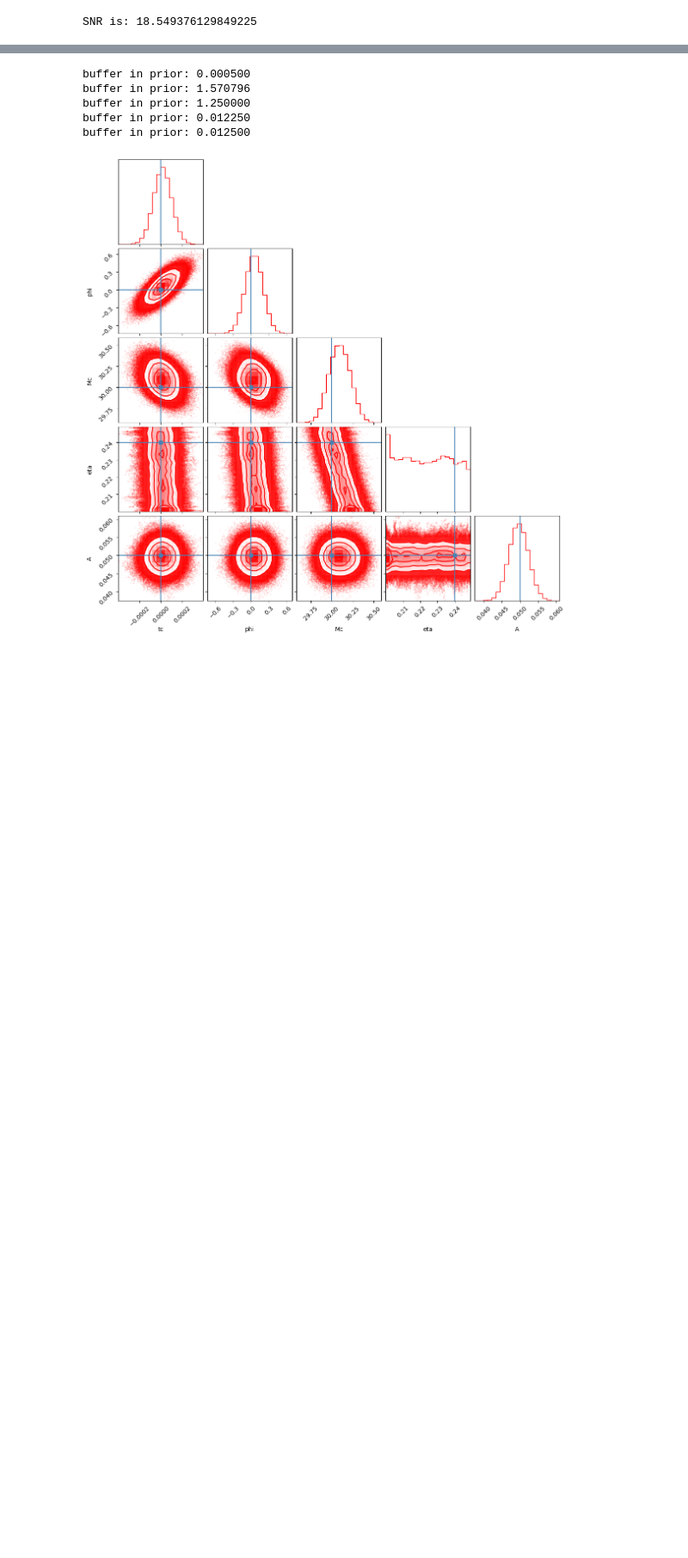
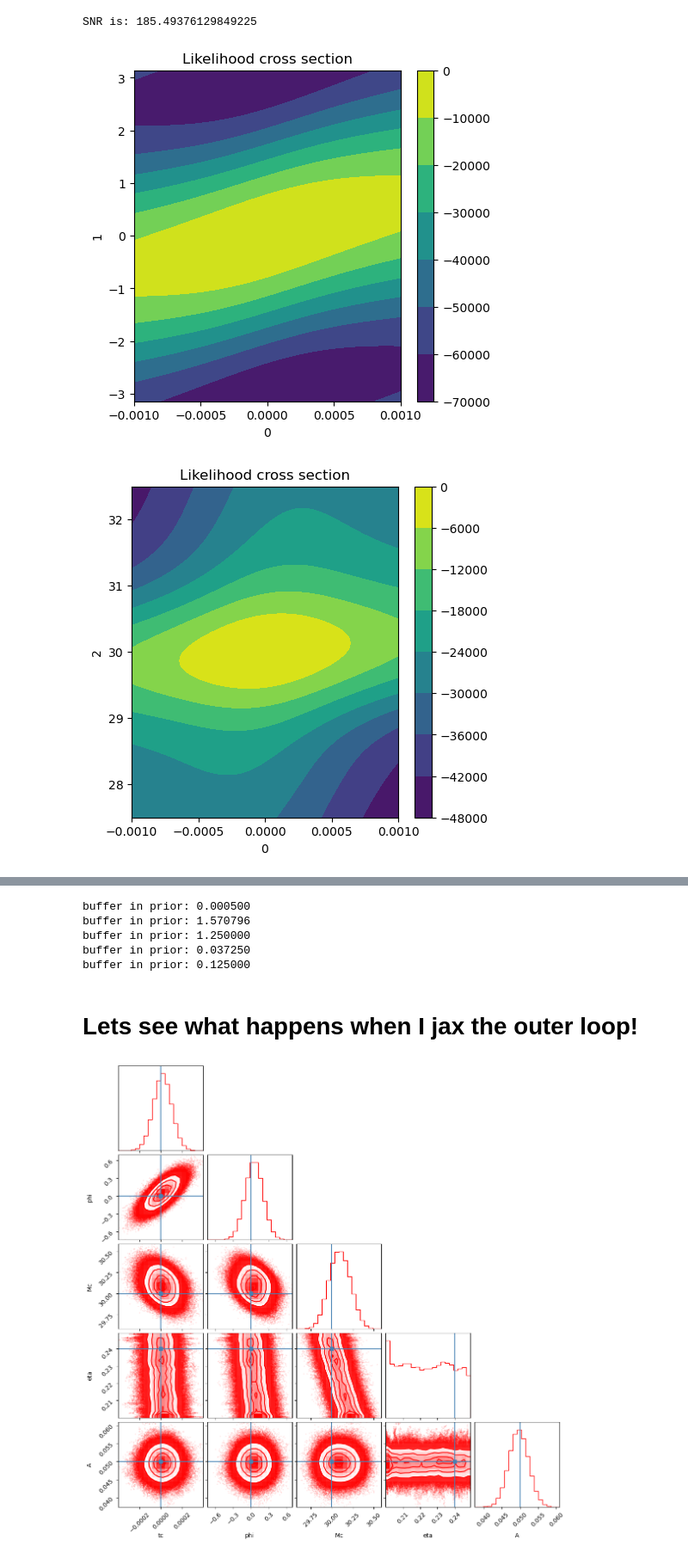
Before and after one commit to leviyevalex/sSVN_GW, a Jupyter notebook: notebooks/simple.ipynb, the cells around one changed output, grey strips where cells are left out. Shown at 86% size. Drawn from its saved outputs; the diff is of its cells as text; code cells hidden in the pictures; blank space fills up the shorter version.

```diff
--- a/notebooks/simple.ipynb
+++ b/notebooks/simple.ipynb
@@ -16,22 +16,30 @@ from src.samplers import samplers
 from scripts.plot_helper_functions import collect_samples
 # %%
 # Define injection parameters
-# injection = jnp.array([0, 0, 30.0, 0.24, 5e-22]) # For Stein
-# injection = jnp.array([0, 0, 30.0, 0.24, 2e-22]) # For gradient testing
-injection = jnp.array([0, 0, 30.0, 0.24, 0.05]) # For gradient testing
 
 # Define prior ranges
 priorDict = {}
+
+# No birth-death seemingly needed
+# injection = jnp.array([0, 0, 30.0, 0.24, 0.05])
+# priorDict[0] = injection[0] + jnp.array([-0.001, 0.001])
+# priorDict[1] = jnp.array([-jnp.pi, jnp.pi])
+# priorDict[2] = jnp.array([27.5, 32.5])
+# priorDict[3] = jnp.array([0.2, 0.249])
+# priorDict[4] = jnp.array([0.02, 0.07])
+
+# More realistic
+injection = jnp.array([0, 0, 30.0, 0.24, 0.5])
 priorDict[0] = injection[0] + jnp.array([-0.001, 0.001])
 priorDict[1] = jnp.array([-jnp.pi, jnp.pi])
 priorDict[2] = jnp.array([27.5, 32.5])
-# priorDict[3] = jnp.array([0.1, 0.249])
-priorDict[3] = jnp.array([0.2, 0.249])
-priorDict[4] = jnp.array([0.02, 0.07])
+priorDict[3] = jnp.array([0.1, 0.249])
+priorDict[4] = jnp.array([0.2, 0.7])
+
 
 model = taylorf2(injection, priorDict)
 # %% [output]
-SNR is: 18.549376129849225
+SNR is: 185.49376129849225
 # %%
 # Confirm that analytical derivative agrees with JAX derivative
 
@@ -64,32 +72,35 @@ print(jax.jacfwd(model.potential_single)(x))
 def getCrossSection(index1, index2, func, ngrid, DoF=5):
     # a, b are the parameters for which we want the marginals:
     x = np.linspace(priorDict[index1][0], priorDict[index1][1], ngrid)
     y = np.linspace(priorDict[index2][0], priorDict[index2][1], ngrid)
     X, Y = np.meshgrid(x, y)
     particle_grid = np.zeros((ngrid ** 2, DoF))
     parameter_mesh = np.vstack((np.ndarray.flatten(X), np.ndarray.flatten(Y))).T
     particle_grid[:, index1] = parameter_mesh[:, 0]
     particle_grid[:, index2] = parameter_mesh[:, 1]
     for i in range(DoF): # Fix all other parameters
         if i != index1 and i != index2:
             particle_grid[:, i] = np.ones(ngrid ** 2) * injection[i]
     Z = func(particle_grid).reshape(ngrid,ngrid)
     fig, ax = plt.subplots(figsize = (5, 5))
     cp = ax.contourf(X, Y, Z)
     plt.colorbar(cp)
     ax.set_xlabel(index1)
     ax.set_ylabel(index2)
     ax.set_title('Likelihood cross section')
     filename = str(index1) + str(index2) + '.png'
     path = os.path.join('marginals', filename)
     # fig.savefig(path)
 
 posterior = lambda X: np.exp(-1 * model.getMinusLogPosterior_ensemble(X))
 
 neg_potential = lambda X: -1 * model.getMinusLogPosterior_ensemble(X)
 
 for i in range(5):
     for j in range(i+1, 5):
         # print('Getting cross section for %s' % pair)
-        getCrossSection(i, j, posterior, 200)
-        # getCrossSection(i, j, neg_potential, 200)
+        # getCrossSection(i, j, posterior, 200)
+        getCrossSection(i, j, neg_potential, 200)
+# %% [output]
+[figure, added]
+[figure, added]
@@ -96,7 +115,7 @@ for i in range(5):
 # %%
 nParticles = 100
 h = model.DoF / 10
-nIterations = 20000
+nIterations = 10000
 stride = 1
 
 bd_kwargs = {'use': True,
@@ -139,5 +158,7 @@ sampler1.apply(method='langevin', eps=eps, kernelKwargs=kernelKwargs)
 buffer in prior: 0.000500
 buffer in prior: 1.570796
 buffer in prior: 1.250000
-buffer in prior: 0.012250
-buffer in prior: 0.012500
+buffer in prior: 0.037250
+buffer in prior: 0.125000
+# %% [markdown]
+# Lets see what happens when I jax the outer loop!
```
Also changed, not shown: parts of 2 cells of this notebook, 9 other files.
